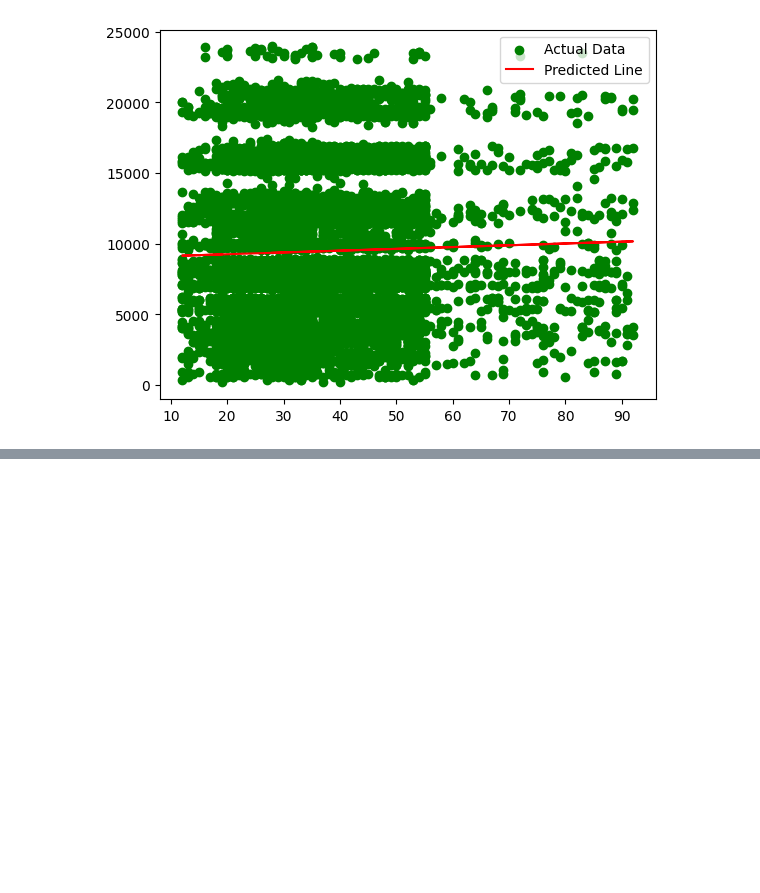
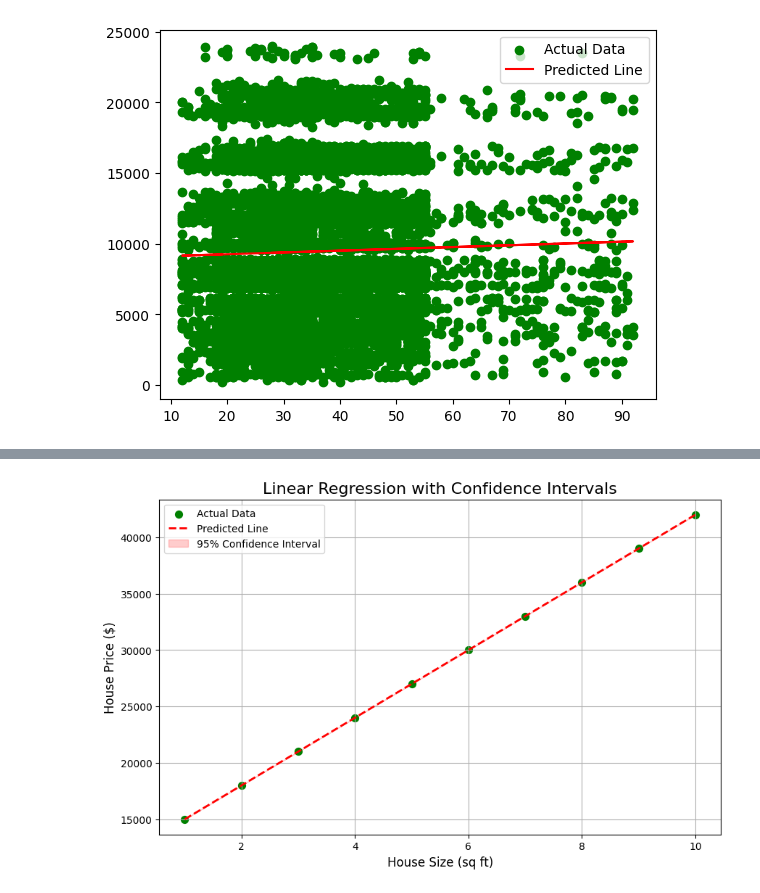
Before and after one commit to ady-31/Workshope, a Jupyter notebook: Linear Regression.ipynb, the cells around one changed output, grey strips where cells are left out. Drawn from its saved outputs; the diff is of its cells as text; code cells hidden in the pictures; blank space fills up the shorter version.

```diff
--- a/Linear Regression.ipynb
+++ b/Linear Regression.ipynb
@@ -68,0 +75,45 @@ plt.legend()
+# %%
+import numpy as np
+import matplotlib.pyplot as plt
+from sklearn.linear_model import LinearRegression
+
+# Example data
+Age = np.array([1, 2, 3, 4, 5, 6, 7, 8, 9, 10]).reshape(-1, 1)  # Reshape for sklearn
+Amount = np.array([15000, 18000, 21000, 24000, 27000, 30000, 33000, 36000, 39000, 42000])
+
+# Fit the linear regression model
+model = LinearRegression()
+model.fit(Age, Amount)
+
+# Make predictions
+price_predicted = model.predict(Age)
+
+# Calculate residuals and standard error
+residuals = Amount - price_predicted
+std_errors = np.std(residuals)
+
+# Calculate the confidence intervals
+upper_bound = price_predicted + 1.96 * std_errors
+lower_bound = price_predicted - 1.96 * std_errors
+
+# Plotting
+plt.figure(figsize=(10, 6))
+
+# Scatter plot
+plt.scatter(Age, Amount, color="green", marker='o', s=50, label="Actual Data")
+
+# Regression line
+plt.plot(Age, price_predicted, color="red", linewidth=2, linestyle='--', label="Predicted Line")
+
+# Confidence intervals
+plt.fill_between(Age.flatten(), lower_bound, upper_bound, color='red', alpha=0.2, label='95% Confidence Interval')
+
+# Titles and labels
+plt.title("Linear Regression with Confidence Intervals", fontsize=16)
+plt.xlabel("House Size (sq ft)", fontsize=12)
+plt.ylabel("House Price ($)", fontsize=12)
+plt.grid(True)
+plt.legend()
+plt.show()
+# %% [output]
+[figure, added]
```
Also changed, not shown: parts of 1 cell of this notebook.
